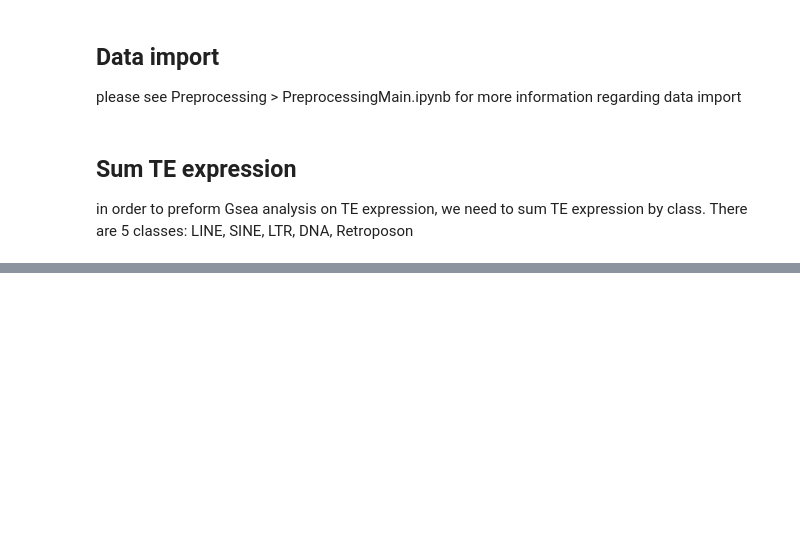
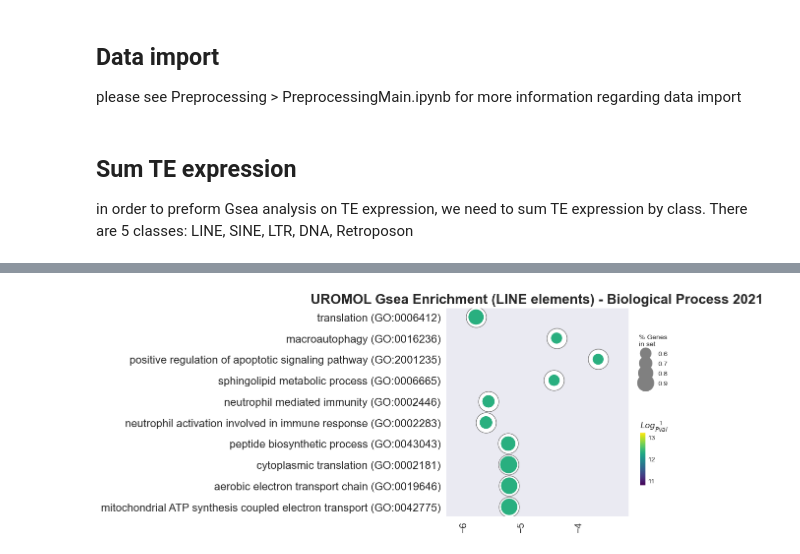
Before and after one commit to BermanLaboratory/TransposableElements, a Jupyter notebook: EnrichmentAnalysis/GseaEnrichment.ipynb, the cells around one changed output, grey strips where cells are left out. Cells and saved outputs as stored; diff of their text form; code cells hidden in the pictures; blank space fills up the shorter version.

```diff
--- a/EnrichmentAnalysis/GseaEnrichment.ipynb
+++ b/EnrichmentAnalysis/GseaEnrichment.ipynb
@@ -93,7 +69,6 @@ Corrdf = pd.DataFrame(Correlation, columns=titleCol)
 Corrdf.set_index('Gene', inplace=True)
 # %%
 import pyensembl
-import gseapy
 # load gene names from GRCh38
 data = pyensembl.EnsemblRelease(77)
 
@@ -101,14 +76,16 @@ data = pyensembl.EnsemblRelease(77)
 rename = {}
 
 for i, item in enumerate(Corrdf.index.values.tolist()):
-
-    if ',' in item:
-        newitem = item.split(',')[0]
-        gene = data.gene_by_id(gene_id=newitem).gene_name
-        rename[item] = gene
-    else:
-        gene = data.gene_by_id(gene_id=item).gene_name
-        rename[item] = gene
+    try:
+        if ',' in item:
+            newitem = item.split(',')[0]
+            gene = data.gene_by_id(gene_id=newitem).gene_name
+            rename[item] = gene
+        else:
+            gene = data.gene_by_id(gene_id=item).gene_name
+            rename[item] = gene
+    except:
+        pass
 
 Corrdf = Corrdf.rename(index=rename)
 # %%
@@ -146,0 +122,13 @@ import gseapy
+# %%
+import gseapy as gp
+
+pre_res = gp.prerank(rnk=sinecorr, # or rnk = rnk,
+                     gene_sets='GO_Biological_Process_2021',
+                     threads=4,
+                     min_size=5,
+                     max_size=1000,
+                     permutation_num=1000, # reduce number to speed up testing
+                     outdir=None, # don't write to disk
+                     seed=6,
+                     verbose=True, # see what's going on behind the scenes
+                    )
@@ -146,0 +155,13 @@ import gseapy
+# %%
+from gseapy import ringplot
+import matplotlib.pyplot as plt
+
+ax = ringplot(pre_res.res2d,
+             column="FDR q-val",
+             title='UROMOL Gsea Enrichment (LINE elements) - Biological Process 2021',
+             cmap=plt.cm.viridis,
+             size=10,
+             cutoff=0.25,
+             show_ring=True)
+# %% [output]
+[figure, added]
```
Also changed, not shown: parts of 6 cells of this notebook, 6 other files.
